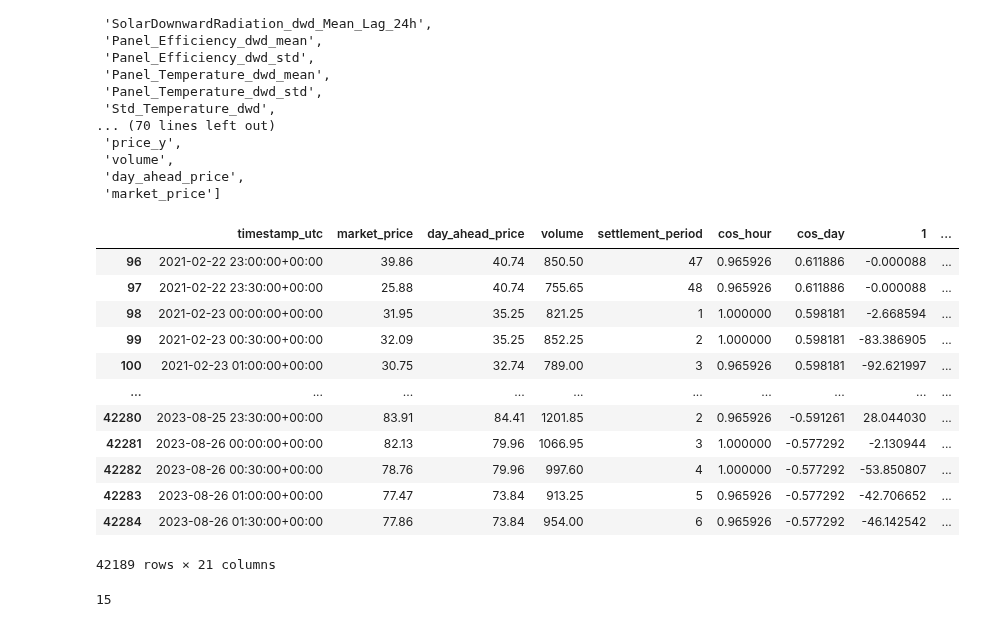
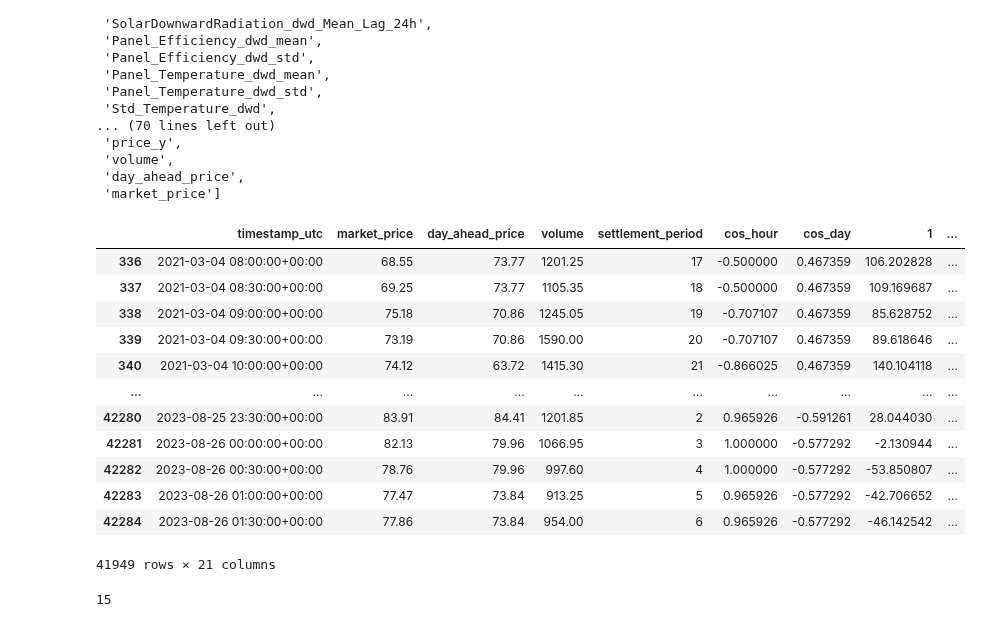
Before and after one commit to P-AEL/Energy_production_price_prediction, a Jupyter notebook: paul_analyse/LSTM_day_ahead_price.ipynb, the cells around one changed output. Saved outputs shown, nothing was run; the diff lists cells and outputs as text; code cells hidden in the pictures.

```diff
--- a/paul_analyse/LSTM_day_ahead_price.ipynb
+++ b/paul_analyse/LSTM_day_ahead_price.ipynb
@@ -54,25 +54,25 @@ df_bbidding.columns.to_list()
  'market_price']
 # %%
 df_bbidding1 = df_bbidding[["timestamp_utc","market_price","day_ahead_price","volume","settlement_period","cos_hour","cos_day","1","2","3","4","5","6","7","8","9","imbalance_price"]].copy()
-df_bbidding1.loc[:,"market_price_lag48h"] = df_bbidding1["market_price"].shift(96)
-df_bbidding1.loc[:,"imbalance_price_lag48h"] = df_bbidding1["imbalance_price"].shift(96)
+df_bbidding1.loc[:,"market_price_lag96h"] = df_bbidding1["market_price"].shift(192)
+df_bbidding1.loc[:,"imbalance_price_lag96h"] = df_bbidding1["imbalance_price"].shift(192)
 df_bbidding1.loc[:,"day_ahead_price_lag1week"] = df_bbidding1["day_ahead_price"].shift(336)
-df_bbidding1.loc[:,"volume_lag48h"] = df_bbidding1["volume"].shift(96)
+df_bbidding1.loc[:,"volume_lag96h"] = df_bbidding1["volume"].shift(192)
 df_bbidding1.dropna(inplace=True)
 df_bbidding1
 # %% [output]
 |  | timestamp_utc | market_price | day_ahead_price | volume | settlement_period | cos_hour | cos_day | 1 | ... |
-| 96 | 2021-02-22 23:00:00+00:00 | 39.86 | 40.74 | 850.50 | 47 | 0.965926 | 0.611886 | -0.000088 | ... |
-| 97 | 2021-02-22 23:30:00+00:00 | 25.88 | 40.74 | 755.65 | 48 | 0.965926 | 0.611886 | -0.000088 | ... |
-| 98 | 2021-02-23 00:00:00+00:00 | 31.95 | 35.25 | 821.25 | 1 | 1.000000 | 0.598181 | -2.668594 | ... |
-| 99 | 2021-02-23 00:30:00+00:00 | 32.09 | 35.25 | 852.25 | 2 | 1.000000 | 0.598181 | -83.386905 | ... |
-| 100 | 2021-02-23 01:00:00+00:00 | 30.75 | 32.74 | 789.00 | 3 | 0.965926 | 0.598181 | -92.621997 | ... |
+| 336 | 2021-03-04 08:00:00+00:00 | 68.55 | 73.77 | 1201.25 | 17 | -0.500000 | 0.467359 | 106.202828 | ... |
+| 337 | 2021-03-04 08:30:00+00:00 | 69.25 | 73.77 | 1105.35 | 18 | -0.500000 | 0.467359 | 109.169687 | ... |
+| 338 | 2021-03-04 09:00:00+00:00 | 75.18 | 70.86 | 1245.05 | 19 | -0.707107 | 0.467359 | 85.628752 | ... |
+| 339 | 2021-03-04 09:30:00+00:00 | 73.19 | 70.86 | 1590.00 | 20 | -0.707107 | 0.467359 | 89.618646 | ... |
+| 340 | 2021-03-04 10:00:00+00:00 | 74.12 | 63.72 | 1415.30 | 21 | -0.866025 | 0.467359 | 140.104118 | ... |
 | ... | ... | ... | ... | ... | ... | ... | ... | ... | ... |
 | 42280 | 2023-08-25 23:30:00+00:00 | 83.91 | 84.41 | 1201.85 | 2 | 0.965926 | -0.591261 | 28.044030 | ... |
 | 42281 | 2023-08-26 00:00:00+00:00 | 82.13 | 79.96 | 1066.95 | 3 | 1.000000 | -0.577292 | -2.130944 | ... |
 | 42282 | 2023-08-26 00:30:00+00:00 | 78.76 | 79.96 | 997.60 | 4 | 1.000000 | -0.577292 | -53.850807 | ... |
 | 42283 | 2023-08-26 01:00:00+00:00 | 77.47 | 73.84 | 913.25 | 5 | 0.965926 | -0.577292 | -42.706652 | ... |
 | 42284 | 2023-08-26 01:30:00+00:00 | 77.86 | 73.84 | 954.00 | 6 | 0.965926 | -0.577292 | -46.142542 | ... |
-42189 rows × 21 columns
+41949 rows × 21 columns
 # %%
 # Original dataset
```
Also changed, not shown: parts of 7 cells of this notebook, 9 other files.
